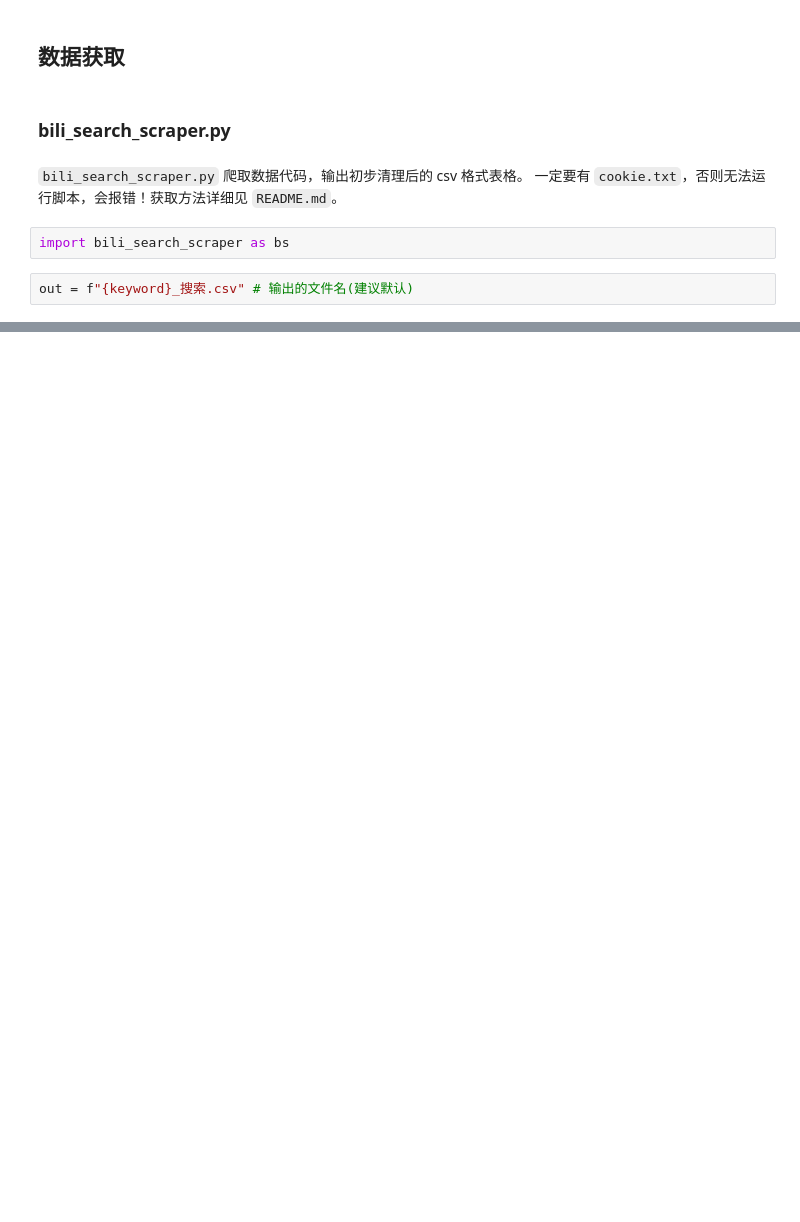
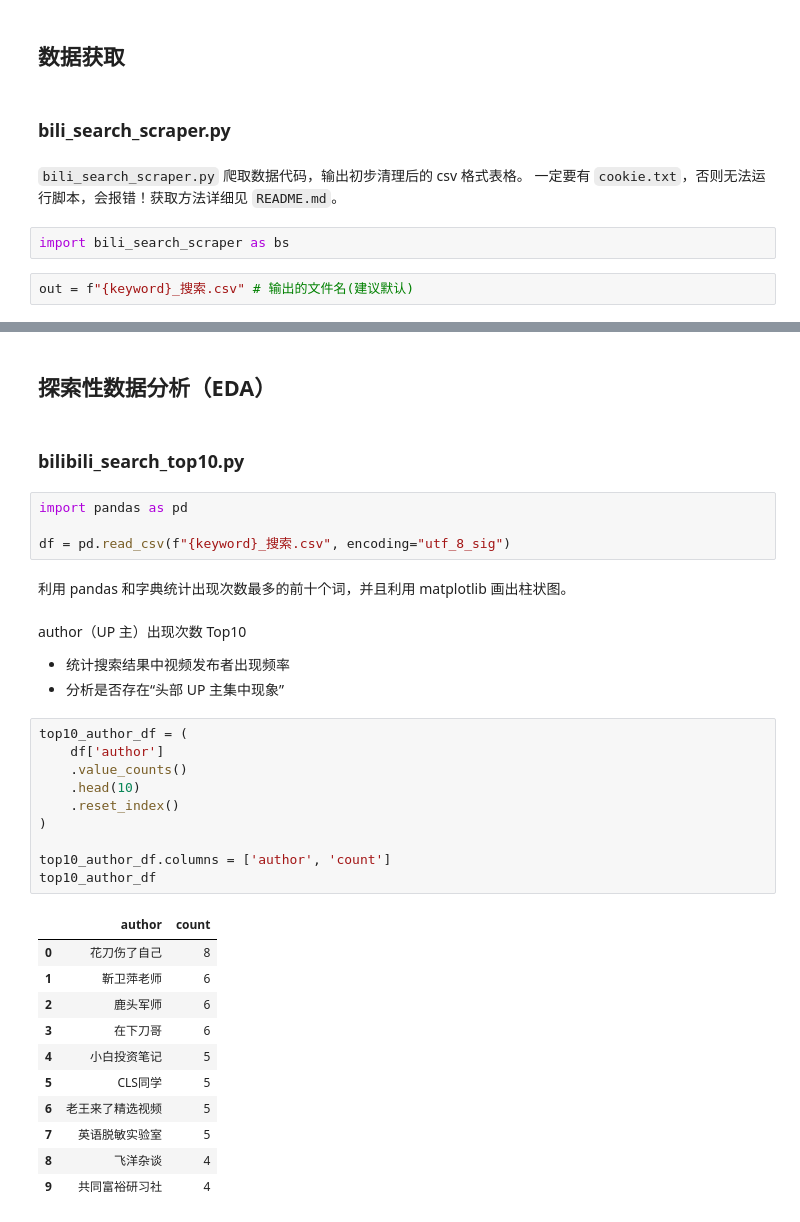
Before and after one commit to TobyKSKGD/Bilibili_search_data_Analysis_based_on_Python, a Jupyter notebook: demonstration.ipynb, the cells around one changed output, grey strips where cells are left out. Cells and saved outputs as stored; diff of their text form; blank space fills up the shorter version.

```diff
--- a/demonstration.ipynb
+++ b/demonstration.ipynb
@@ -35,0 +36,36 @@ print(f"爬取成功！搜索结果已保存到 {out}")
+# %% [markdown]
+## 探索性数据分析（EDA）
+# %% [markdown]
+### bilibili_search_top10.py
+# %%
+import pandas as pd
+
+df = pd.read_csv(f"{keyword}_搜索.csv", encoding="utf_8_sig")
+# %% [markdown]
+利用 pandas 和字典统计出现次数最多的前十个词，并且利用 matplotlib 画出柱状图。
+# %% [markdown]
+author（UP 主）出现次数 Top10
+- 统计搜索结果中视频发布者出现频率
+- 分析是否存在“头部 UP 主集中现象”
+# %%
+top10_author_df = (
+    df['author']
+    .value_counts()
+    .head(10)
+    .reset_index()
+)
+
+top10_author_df.columns = ['author', 'count']
+top10_author_df
+# %% [output]
+|  | author | count |
+| 0 | 花刀伤了自己 | 8 |
+| 1 | 靳卫萍老师 | 6 |
+| 2 | 鹿头军师 | 6 |
+| 3 | 在下刀哥 | 6 |
+| 4 | 小白投资笔记 | 5 |
+| 5 | CLS同学 | 5 |
+| 6 | 老王来了精选视频 | 5 |
+| 7 | 英语脱敏实验室 | 5 |
+| 8 | 飞洋杂谈 | 4 |
+| 9 | 共同富裕研习社 | 4 |
```
Also changed, not shown: parts of 16 cells of this notebook, 2 other files.
